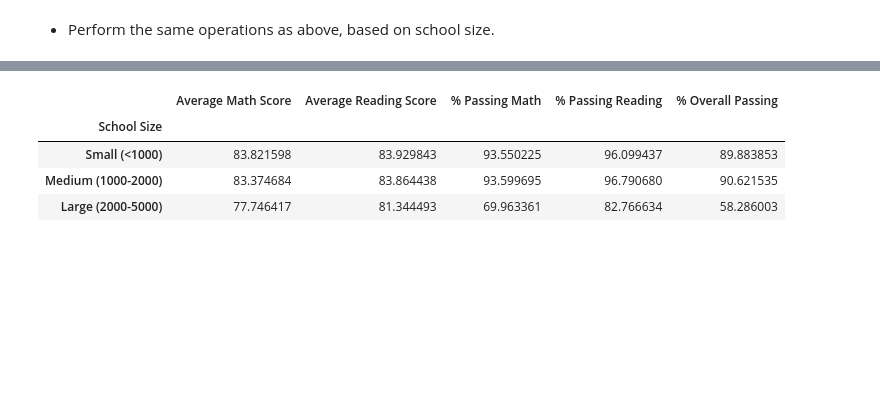
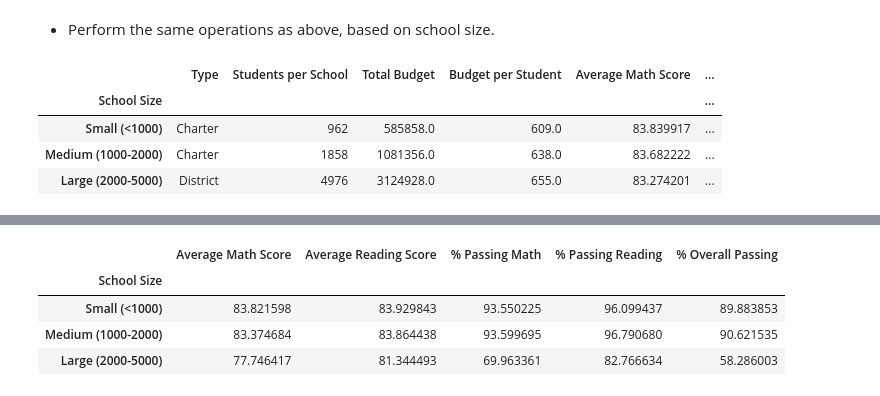
Before and after one commit to pjb327/panda_hw, a Jupyter notebook: PyCitySchools/PyCitySchools_starter.ipynb, the cells around one changed output, grey strips where cells are left out. Drawn from its saved outputs; the diff is of its cells as text; code cells hidden in the pictures; blank space fills up the shorter version.

```diff
--- a/PyCitySchools/PyCitySchools_starter.ipynb
+++ b/PyCitySchools/PyCitySchools_starter.ipynb
@@ -534,3 +533,16 @@ reading_grades_df
 ## Scores by School Size
 # %% [markdown]
 * Perform the same operations as above, based on school size.
+# %%
+size_bins = [0, 1000, 2000, 5000]
+size_group_names = ["Small (<1000)", "Medium (1000-2000)", "Large (2000-5000)"]
+school_summary_df["School Size"] = pd.cut(school_summary_df["Students per School"], size_bins, labels = size_group_names, include_lowest = True)
+size_df = school_summary_df.groupby("School Size")
+size_df = size_df.max()
+size_df
+# %% [output]
+|  | Type | Students per School | Total Budget | Budget per Student | Average Math Score | ... |
+| School Size |  |  |  |  |  | ... |
+| Small (<1000) | Charter | 962 | 585858.0 | 609.0 | 83.839917 | ... |
+| Medium (1000-2000) | Charter | 1858 | 1081356.0 | 638.0 | 83.682222 | ... |
+| Large (2000-5000) | District | 4976 | 3124928.0 | 655.0 | 83.274201 | ... |
```
Also changed, not shown: parts of 9 cells of this notebook.
